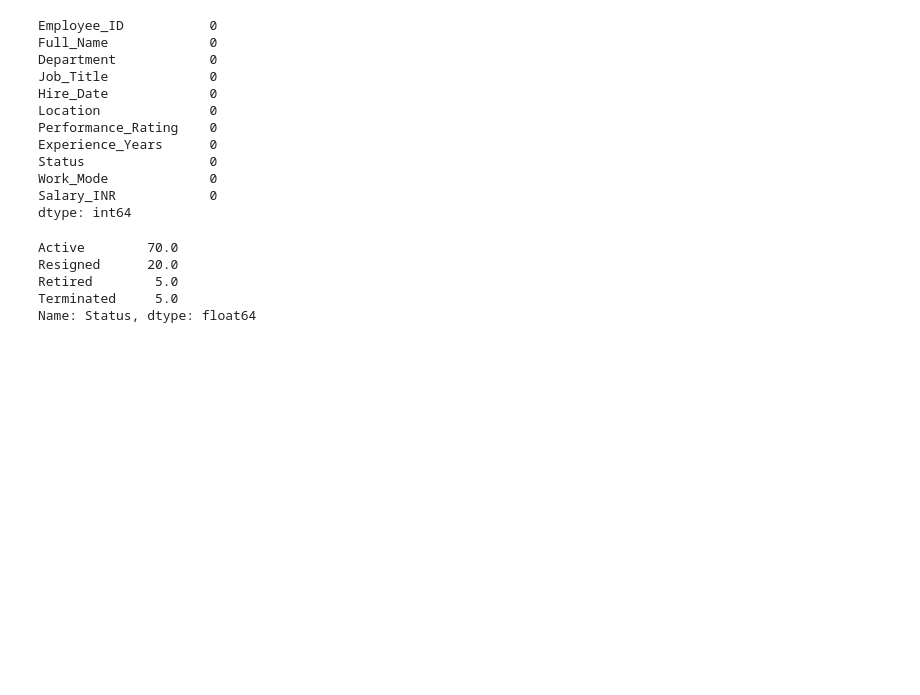
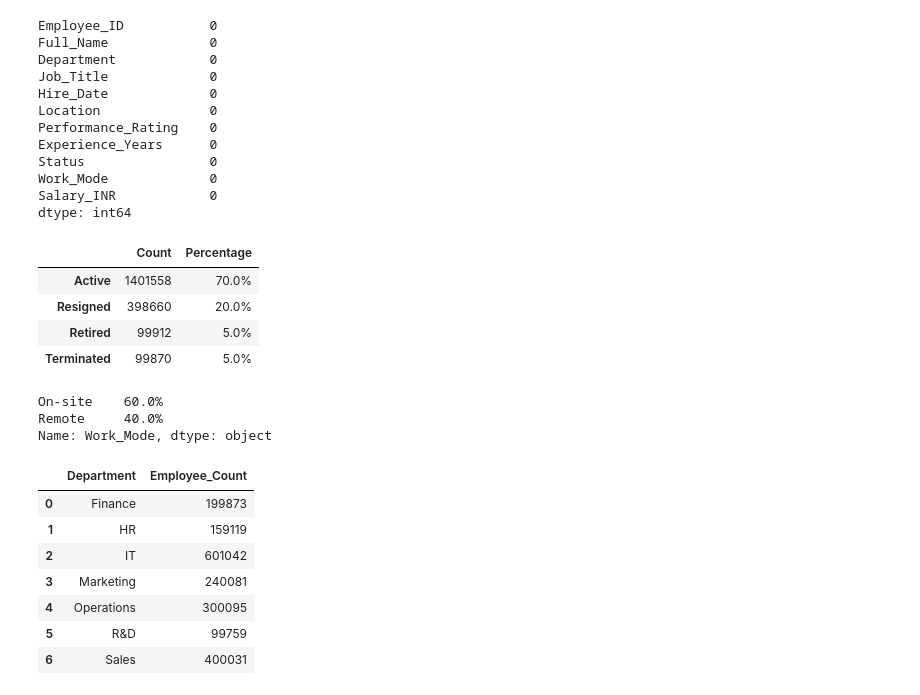
Before and after one commit to SirT17/Amazon_Sales, a Jupyter notebook: HR_Report.ipynb, the cells around one changed output. Saved outputs shown, nothing was run; the diff lists cells and outputs as text; code cells hidden in the pictures; blank space fills up the shorter version.

```diff
--- a/HR_Report.ipynb
+++ b/HR_Report.ipynb
@@ -85,13 +61,41 @@ Work_Mode             0
 Salary_INR            0
 dtype: int64
 # %%
-# company_data['Status'].value_counts()
+#EMP_Status_percentage = (company_data['Status'].value_counts() / len(company_data['Status'])*100).round(1)
+#EMP_Status_percentage
 
-EMP_Status_percentage = (company_data['Status'].value_counts() / len(company_data['Status'])*100).round()
-EMP_Status_percentage
+#EMP_Status_percentage = (company_data['Status'].value_counts(normalize=True) * 100).round(1).astype(str) + '%'
+#EMP_Status_percentage
+
+status_dist = pd.DataFrame({
+    'Count': company_data['Status'].value_counts(),
+    'Percentage': (company_data['Status'].value_counts(normalize=True) * 100).round().astype(str) + '%'
+})
+status_dist
 # %% [output]
-Active        70.0
-Resigned      20.0
-Retired        5.0
-Terminated     5.0
-Name: Status, dtype: float64
+|  | Count | Percentage |
+| Active | 1401558 | 70.0% |
+| Resigned | 398660 | 20.0% |
+| Retired | 99912 | 5.0% |
+| Terminated | 99870 | 5.0% |
+# %%
+#company_data['Work_Mode'].value_counts()
+
+work_enviroment = (company_data['Work_Mode'].value_counts()/ len(company_data['Work_Mode'])*100).round(1).astype(str) + '%'
+work_enviroment
+# %% [output]
+On-site    60.0%
+Remote     40.0%
+Name: Work_Mode, dtype: object
+# %%
+emp_per_dep = company_data.groupby('Department')['Employee_ID'].size().reset_index(name='Employee_Count')
+emp_per_dep
+# %% [output]
+|  | Department | Employee_Count |
+| 0 | Finance | 199873 |
+| 1 | HR | 159119 |
+| 2 | IT | 601042 |
+| 3 | Marketing | 240081 |
+| 4 | Operations | 300095 |
+| 5 | R&D | 99759 |
+| 6 | Sales | 400031 |
```
Also changed, not shown: parts of 14 cells of this notebook, 6 other files.
